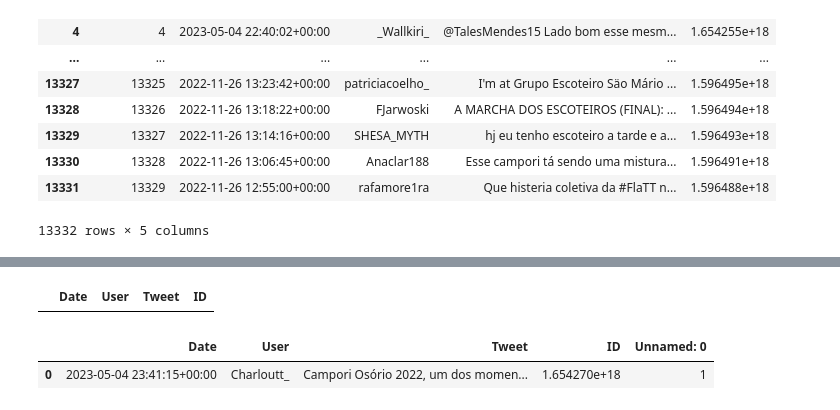
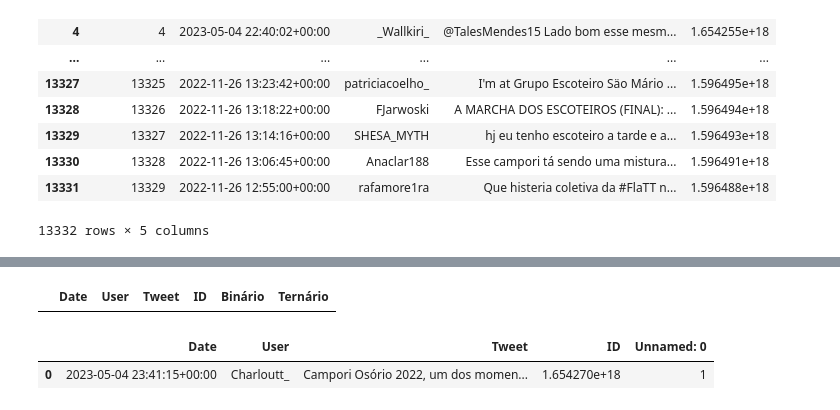
Before and after one commit to diegooliveira7/CollectTwitterDataCleanup, a Jupyter notebook: Análise_dos_dados_do_Escotismo.ipynb, the cells around one changed output, grey strips where cells are left out. Cells and saved outputs as stored; diff of their text form; code cells hidden in the pictures.

```diff
--- a/Análise_dos_dados_do_Escotismo.ipynb
+++ b/Análise_dos_dados_do_Escotismo.ipynb
@@ -32,8 +34,8 @@ print(randrange(0, 13332)) #faixa de inteiro
 # %%
-dff = pd.DataFrame(columns=['Date', 'User', 'Tweet', 'ID'])
+dff = pd.DataFrame(columns=['Date', 'User', 'Tweet', 'ID', 'Binário', 'Ternário'])
 dff
 # %% [output]
-|  | Date | User | Tweet | ID |
+|  | Date | User | Tweet | ID | Binário | Ternário |
 # %%
 dff.append(df.iloc[1], ignore_index=True)
 # %% [output]
```
Also changed, not shown: parts of 44 cells of this notebook, 1 other file.
